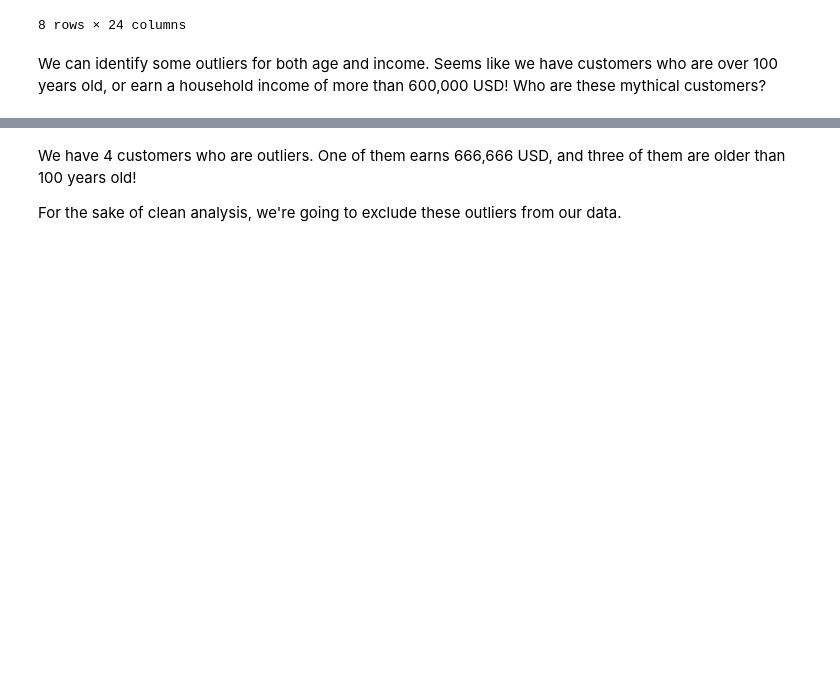
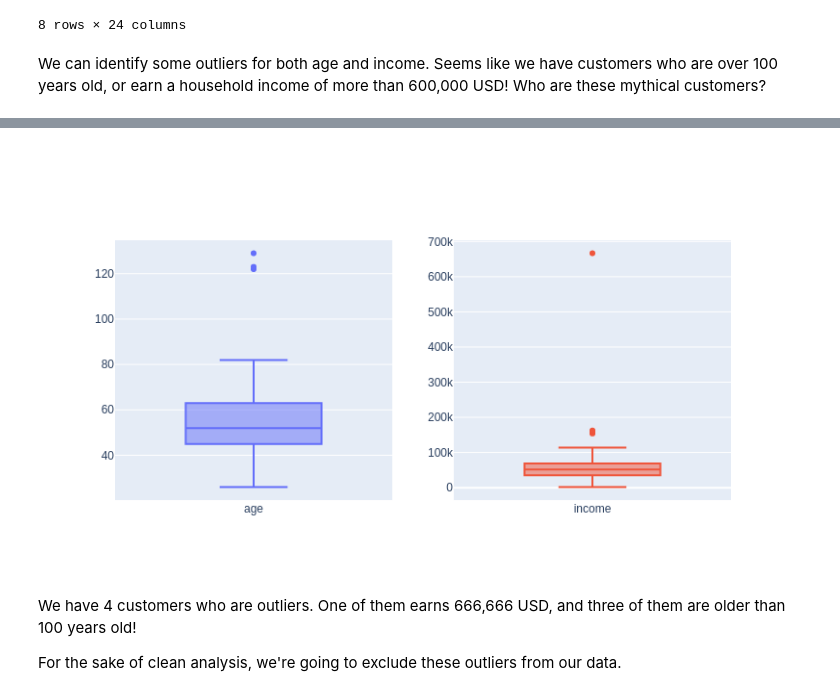
Before and after one commit to KelvinLam05/Binary-Text-Classification, a Jupyter notebook: marketing_analytics.ipynb, the cells around one changed output, grey strips where cells are left out. Cells and saved outputs as stored; diff of their text form; code cells hidden in the pictures; blank space fills up the shorter version.

```diff
--- a/marketing_analytics.ipynb
+++ b/marketing_analytics.ipynb
@@ -138,3 +131,16 @@ fig.update_traces(boxpoints = 'all', jitter = 0.3)
+# %%
+gitly = GitlyPlotter('github')
+# %%
+fig = make_subplots(rows = 1, cols = 2)
+
+fig.add_trace(go.Box(y = df['age'], name = 'age'), row = 1, col = 1)
+fig.add_trace(go.Box(y = df['income'], name = 'income'), row = 1, col = 2)
+
+fig.update_layout(showlegend = False)
+
+gitly.show(fig)
+# %% [output]
+[figure, added]
 # %% [markdown]
 We have 4 customers who are outliers. One of them earns 666,666 USD, and three of them are older than 100 years old!
 
```
Also changed, not shown: parts of 31 cells of this notebook.
